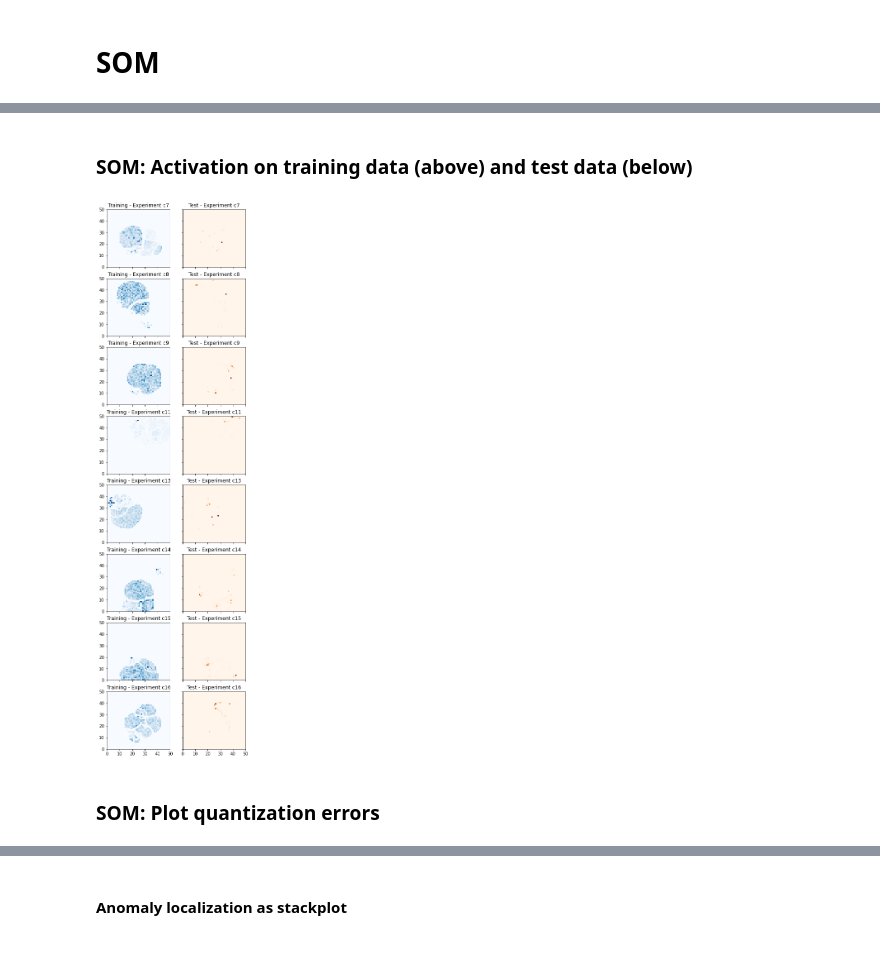
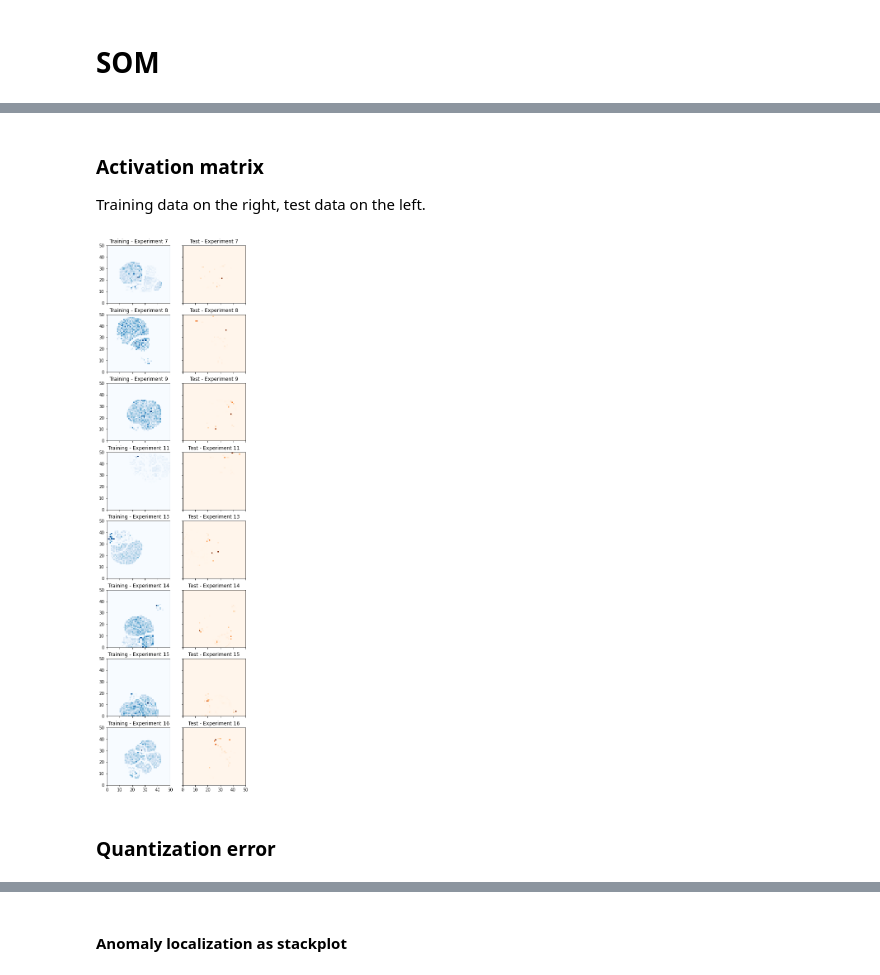
Before and after one commit to dglttr/dm_seminar_ws2020, a Jupyter notebook: notebooks/main.ipynb, the cells around one changed output, grey strips where cells are left out. Cells and saved outputs as stored; diff of their text form; code cells hidden in the pictures.

```diff
--- a/notebooks/main.ipynb
+++ b/notebooks/main.ipynb
@@ -142,14 +172,14 @@ c7 = pd.concat([c7_1, c7_2])
 
 # Construct dictionary of files
 files = {
-    "c7": c7,
-    "c8": c8,
-    "c9": c9,
-    "c11": c11,
-    "c13": c13,
-    "c14": c14,
-    "c15": c15,
-    "c16": c16
+    "7": c7,
+    "8": c8,
+    "9": c9,
+    "11": c11,
+    "13": c13,
+    "14": c14,
+    "15": c15,
+    "16": c16
 }
 
 # Drop timestamp column
@@ -160,15 +190,17 @@ for key, value in files.items():
 for key, value in files.items():
     files[key] = value.dropna()
 
-# Data normalization
-#files = normalize_files(files, normalization_norm=NORMALIZATION_NORM)
-
 # Feature selection
 for key, value in files.items():
     files[key] = value[COLS_TO_INCLUDE]
 
-# Test-train split
-train_files, test_files = test_train_split(files, split=TEST_TRAIN_SPLIT)
+# Split train and test data -> first x% taken (not randomly)
+train_files, test_files = dict(), dict()
+
+for name, df in files.items():
+    split_index = int(len(df) * TEST_TRAIN_SPLIT)
+    train_files[name] = df[:split_index]
+    test_files[name] = df[split_index:]
 
 print("Loaded and preprocessed data.")
 # %% [output]
@@ -177,18 +209,14 @@ Loaded and preprocessed data.
 # SOM
 # %%
 %%time
-SOM_MAP_X_DIMENSION = 50      # 50 as taken from research paper
-SOM_MAP_Y_DIMENSION = 50     # 50 as taken from research paper
-SOM_TRAINING_EPOCHS = 10000
-
 def train_model(training_data):
     model = MiniSom(x=SOM_MAP_X_DIMENSION, y=SOM_MAP_Y_DIMENSION, input_len=training_data.shape[1], random_seed=RANDOM_SEED)
     model.train(training_data, num_iteration=SOM_TRAINING_EPOCHS, verbose=True)
     return model
 
-models = [train_model(train.to_numpy()) for train in train_files.values()]
+models_som = [train_model(train.to_numpy()) for train in train_files.values()]
 
-print("SOM models trained.")
+print("\nSOM models trained.")
 # %% [output]
  [ 10000 / 10000 ] 100% - 0:00:00 left
  quantization error: 1.9954914857186177
@@ -211,25 +240,26 @@ Wall time: 48.3 s
-# %% [markdown]
-### SOM: Activation on training data (above) and test data (below)
+# %% [markdown]
+### Activation matrix
+Training data on the right, test data on the left.
 # %%
 fig, ax = plt.subplots(8, 2, sharex=True, sharey=True)
 fig.set_size_inches(6, 24)
 
 for i, file in enumerate(test_files.items()):
     filename, test_file = file
-    frequencies = models[i].activation_response(train_files[filename].to_numpy())
+    frequencies = models_som[i].activation_response(train_files[filename].to_numpy())
     ax[i, 0].pcolor(frequencies.T, cmap='Blues')
     ax[i, 0].set_title(f"Training - Experiment {filename}")
 
-    frequencies = models[i].activation_response(test_file.to_numpy())
+    frequencies = models_som[i].activation_response(test_file.to_numpy())
     ax[i, 1].pcolor(frequencies.T, cmap='Oranges')
     ax[i, 1].set_title(f"Test - Experiment {filename}")
 
-plt.savefig("C:/Users/Daniel/Desktop/SOM_act_mat.png", dpi=500)
+plt.savefig(IMAGE_EXPORT_DIRECTORY + "/SOM_act_mat.png", dpi=500)
 plt.show()
 # %% [output]
-[figure, old version]
+[figure, new version]
-# %% [markdown]
-### SOM: Plot quantization errors
+# %% [markdown]
+### Quantization error
 # %%
 %%time
 converted_files = [[file[i:i+1].to_numpy() for i in range(len(file) - 1)] for file in files.values()]    # always grab two data points and convert them to numpy (two needed because MiniSom will not evaluate a single one)
```
Also changed, not shown: parts of 32 cells of this notebook.
